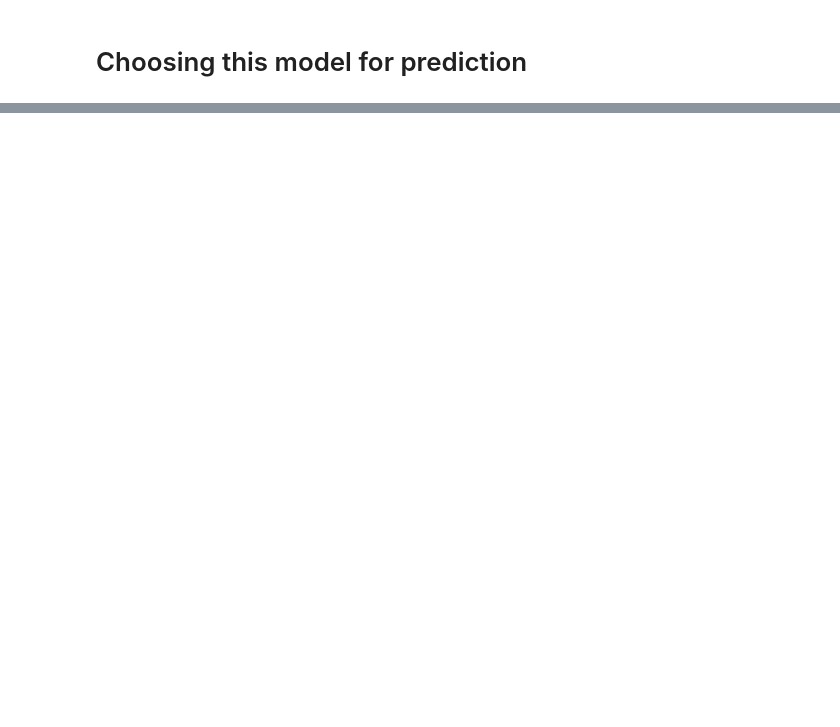
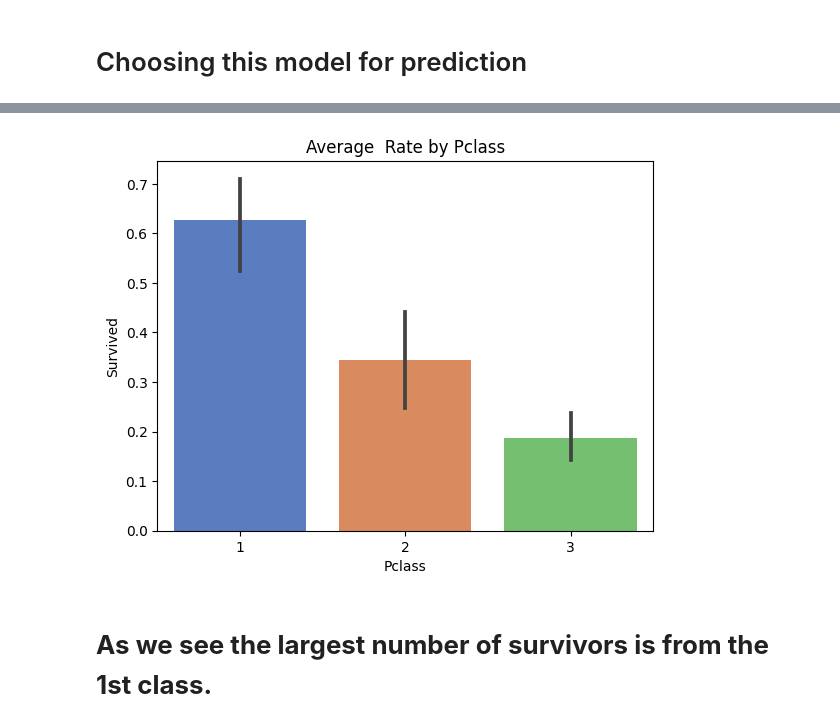
Before and after one commit to giulerg/Titanic, a Jupyter notebook: titanic.ipynb, the cells around one changed output, grey strips where cells are left out. Cells and saved outputs as stored; diff of their text form; code cells hidden in the pictures; blank space fills up the shorter version.

```diff
--- a/titanic.ipynb
+++ b/titanic.ipynb
@@ -297,0 +349,8 @@ result.to_csv("submission.csv", index=False)
+# %%
+sns.barplot(data=df_test, x='Pclass', y='Survived')
+plt.title('Average  Rate by Pclass')
+plt.show()
+# %% [output]
+[figure, added]
+# %% [markdown]
+# **As we see the largest number of survivors is from the 1st class.**
```
Also changed, not shown: parts of 22 cells of this notebook.
